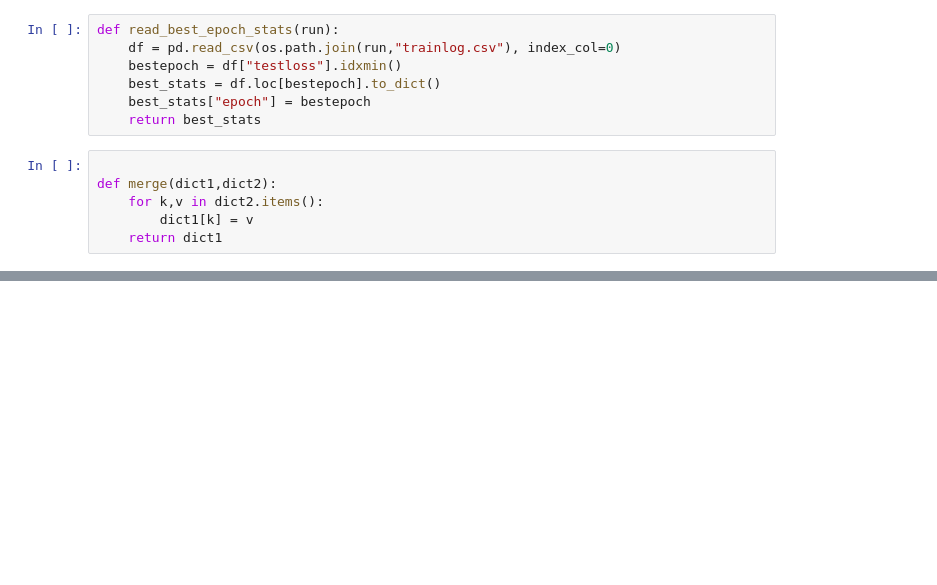
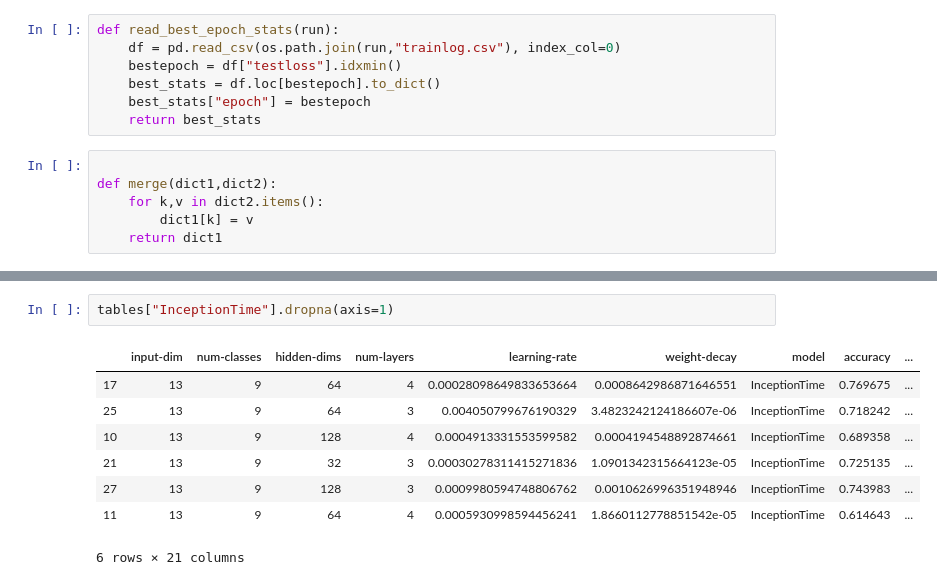
Before and after one commit to dl4sits/BreizhCrops, a Jupyter notebook: notebooks/Hyperparameter.ipynb, the cells around one changed output, grey strips where cells are left out. Saved outputs shown, nothing was run; the diff lists cells and outputs as text; blank space fills up the shorter version.

```diff
--- a/notebooks/Hyperparameter.ipynb
+++ b/notebooks/Hyperparameter.ipynb
@@ -68,0 +126,11 @@ results
+# %%
+tables["InceptionTime"].dropna(axis=1)
+# %% [output]
+|  | input-dim | num-classes | hidden-dims | num-layers | learning-rate | weight-decay | model | accuracy | ... |
+| 17 | 13 | 9 | 64 | 4 | 0.00028098649833653664 | 0.0008642986871646551 | InceptionTime | 0.769675 | ... |
+| 25 | 13 | 9 | 64 | 3 | 0.004050799676190329 | 3.4823242124186607e-06 | InceptionTime | 0.718242 | ... |
+| 10 | 13 | 9 | 128 | 4 | 0.0004913331553599582 | 0.0004194548892874661 | InceptionTime | 0.689358 | ... |
+| 21 | 13 | 9 | 32 | 3 | 0.00030278311415271836 | 1.0901342315664123e-05 | InceptionTime | 0.725135 | ... |
+| 27 | 13 | 9 | 128 | 3 | 0.0009980594748806762 | 0.0010626996351948946 | InceptionTime | 0.743983 | ... |
+| 11 | 13 | 9 | 64 | 4 | 0.0005930998594456241 | 1.8660112778851542e-05 | InceptionTime | 0.614643 | ... |
+6 rows × 21 columns
```
Also changed, not shown: parts of 13 cells of this notebook, 1 other file.
